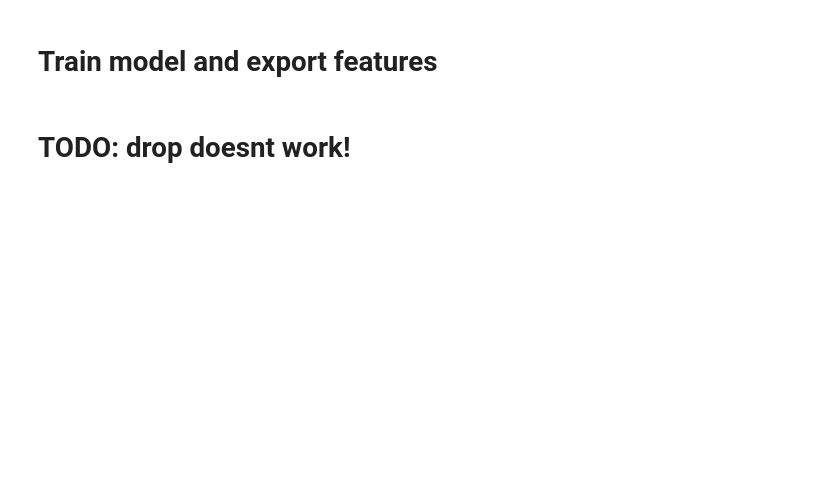
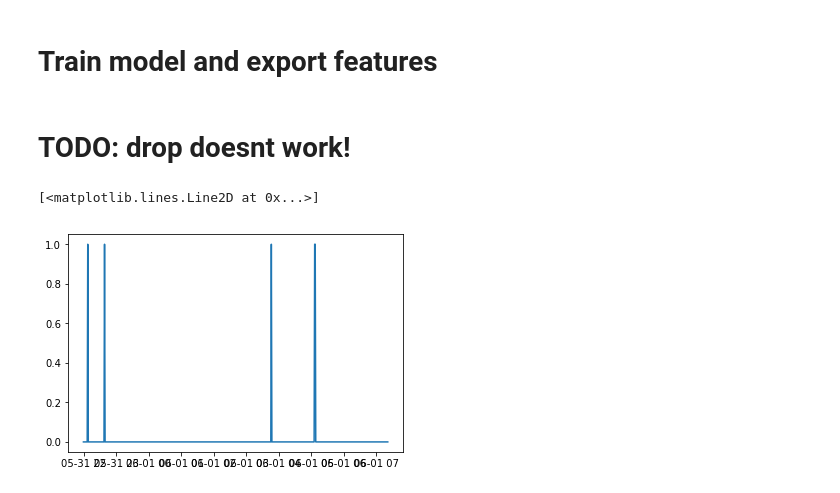
Before and after one commit to horken7/circadian-rhytm, a Jupyter notebook: classifySleep.ipynb, the cells around one changed output. Drawn from its saved outputs; the diff is of its cells as text; code cells hidden in the pictures; blank space fills up the shorter version.

```diff
--- a/classifySleep.ipynb
+++ b/classifySleep.ipynb
@@ -241,4 +240,22 @@ for feature in normalisedFeatures:
     sleepFeatures.append(feat)
+# %%
+label = trainModel.predict(normalisedFeatures[0])
+# merge clusters
+label[label == 0] = 0
+label[label == 1] = 0
+label[label == 2] = 0
+label[label == 3] = 0
+label[label == 4] = 1
+
+feature2 = normalisedFeatures[0].copy(deep=True)
+feature2['label'] = label
+
+feature2 = feature2.resample('1Min').mean()
+
+plt.plot(feature2.index, feature2['label'].round())
+# %% [output]
+[<matplotlib.lines.Line2D at 0x...>]
+[figure, added]
 # %%
 # export sleep features
 sleepFeatures=np.asarray(sleepFeatures)
```
Also changed, not shown: parts of 10 cells of this notebook, 4 other files.
